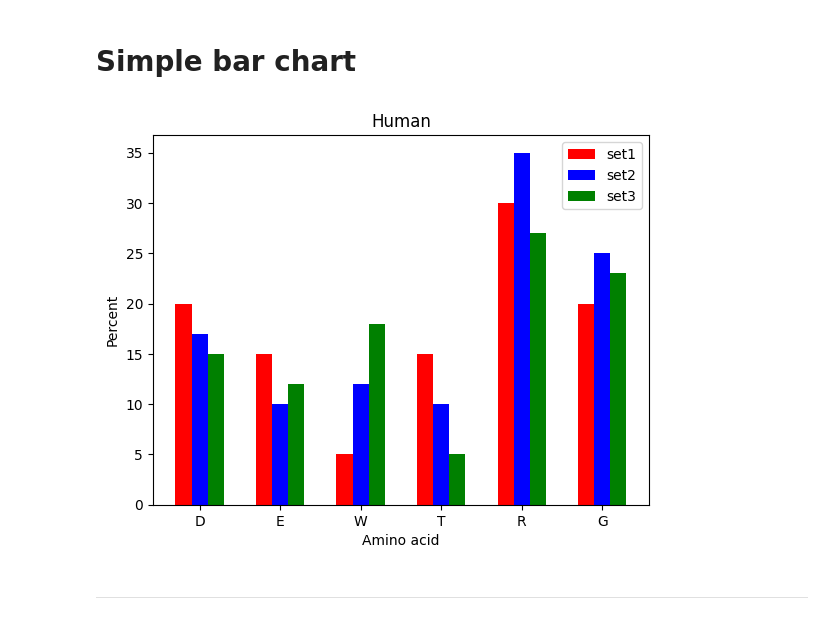
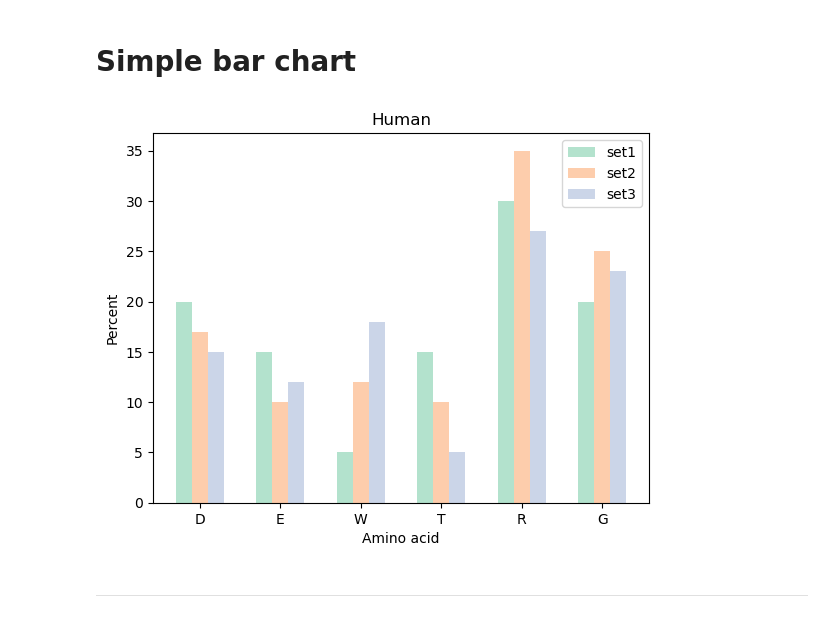
Before and after one commit to emuro/EM_probando, a Jupyter notebook: EM_matplotlib/EM_matplotlib.ipynb, the cells around one changed output. Cells and saved outputs as stored; diff of their text form; code cells hidden in the pictures.

```diff
--- a/EM_matplotlib/EM_matplotlib.ipynb
+++ b/EM_matplotlib/EM_matplotlib.ipynb
@@ -40,22 +59,22 @@ plt.show()
 # %%
 x = [20, 15, 5, 15, 30, 20]
 y = [17, 10, 12, 10, 35, 25]
 z = [15, 12, 18, 5, 27, 23]
 labels = ["D", "E", "W", "T", "R", "G"]
 w, c = 0.2, np.arange(len(labels))
 
 fig, ax = plt.subplots()
-plt.bar(c-w, height=x, color='r', align='center', width=0.2, label='set1')
-plt.bar(c,   height=y, color='b', align='center', width=0.2, label='set2')
-plt.bar(c+w, height=z, color='g', align='center', width=0.2, label='set3')
+plt.bar(c-w, height=x, color=plt.cm.Pastel2.colors[0], align='center', width=0.2, label='set1')
+plt.bar(c,   height=y, color=plt.cm.Pastel2.colors[1], align='center', width=0.2, label='set2')
+plt.bar(c+w, height=z, color=plt.cm.Pastel2.colors[2], align='center', width=0.2, label='set3')
 ax.set_xticks(c)
 ax.set_xticklabels(labels)
 ax.set_ylabel("Percent")
 ax.set_xlabel("Amino acid")
 ax.set_title("Human")
 ax.legend()
 plt.show()
 # %% [output]
-[figure, old version]
+[figure, new version]
 # %% [markdown]
 ---
```
Also changed, not shown: parts of 2 cells of this notebook.
